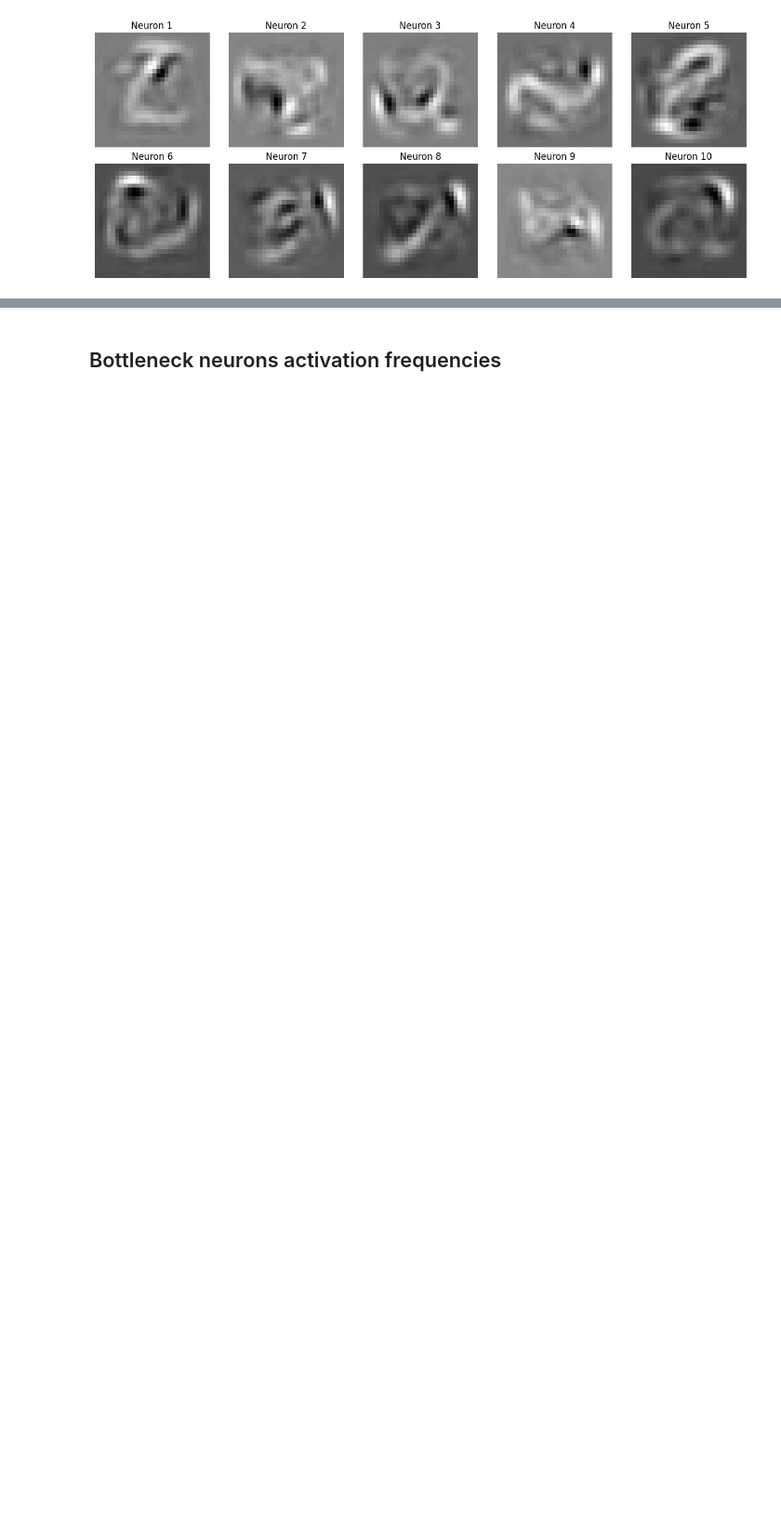
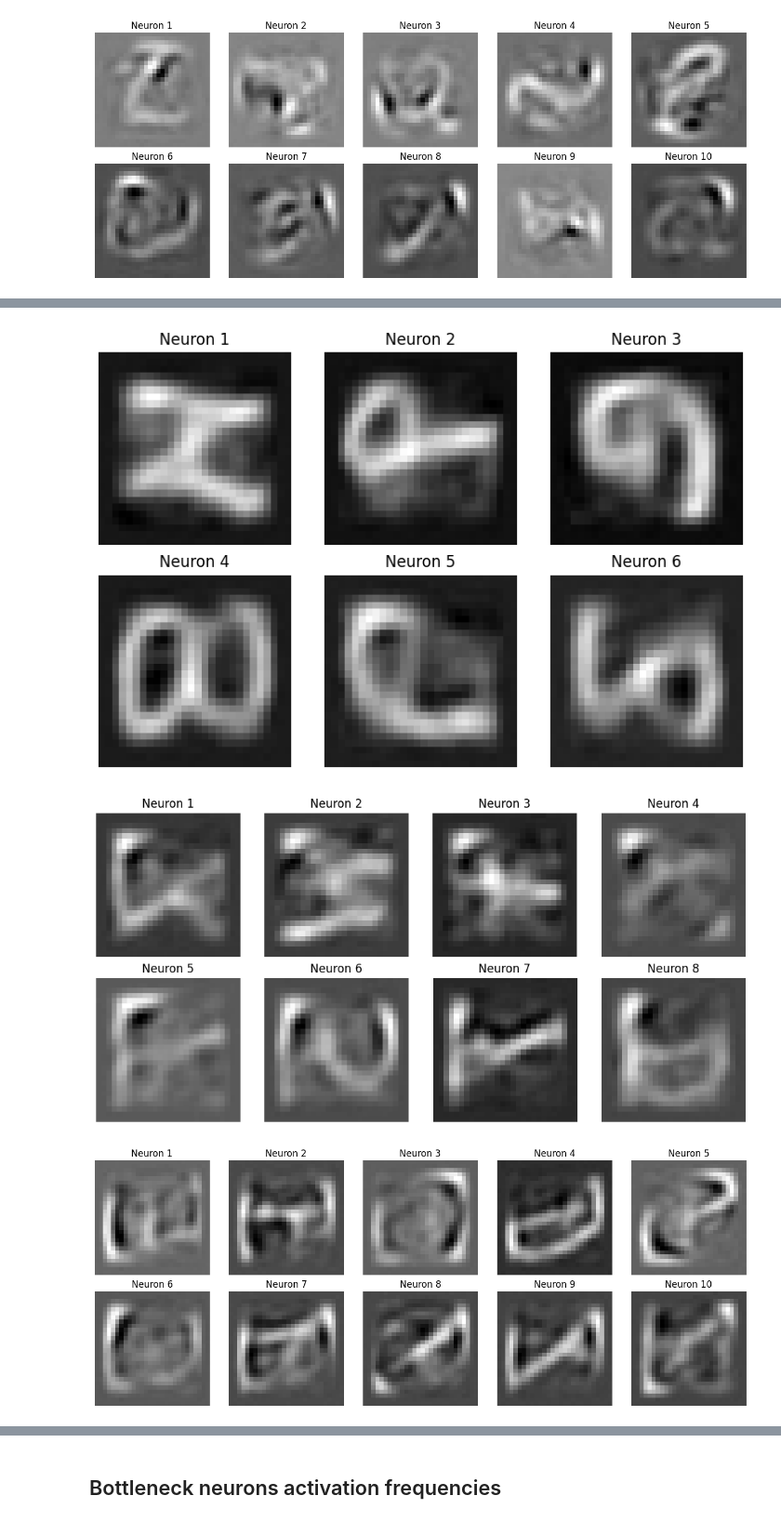
Before and after one commit to EnricoFrau/Autoencoders-Abstraction, a Jupyter notebook: notebooks/depth_analysis.ipynb, the cells around one changed output, grey strips where cells are left out. Shown at 93% size. Cells and saved outputs as stored; diff of their text form; code cells hidden in the pictures; blank space fills up the shorter version.

```diff
--- a/notebooks/depth_analysis.ipynb
+++ b/notebooks/depth_analysis.ipynb
@@ -668,0 +728,32 @@ for dataset in datasets:
+# %%
+for dataset in datasets:
+
+    for latent_dim in (6,8,10):
+        num_hidden_layers = 3
+        decrease_rate = 0.6
+        decrease_rate_str = "06"
+        train_loader = train_loaders[dataset]
+        val_loader = val_loaders[dataset]
+        input_dim = 28 * 28
+
+
+        my_model = AE_0(
+            input_dim=input_dim,
+            latent_dim=latent_dim,
+            decrease_rate=decrease_rate,
+            device=device,
+            hidden_layers=num_hidden_layers
+        ).to(device)
+        model_path = f"/Users/enricofrausin/Programmazione/PythonProjects/Tesi/Autoencoders/models/simultaneous train/2_M_E_MNIST/ld{latent_dim}_dr{decrease_rate_str}_lr1e3_lwpretrain_{num_hidden_layers}hl.pth"
+        my_model.load_state_dict(torch.load(model_path, map_location=device))
+
+
+
+
+        save_dir = f"../Images/2_M_E_MNIST/simultaneous train/{latent_dim}features/latent neurons"
+
+        visualize_bottleneck_neurons(my_model, device, save_dir=save_dir, file_name=dataset)
+# %% [output]
+[figure, added]
+[figure, added]
+[figure, added]
```
Also changed, not shown: parts of 22 cells of this notebook, 4 other files.
